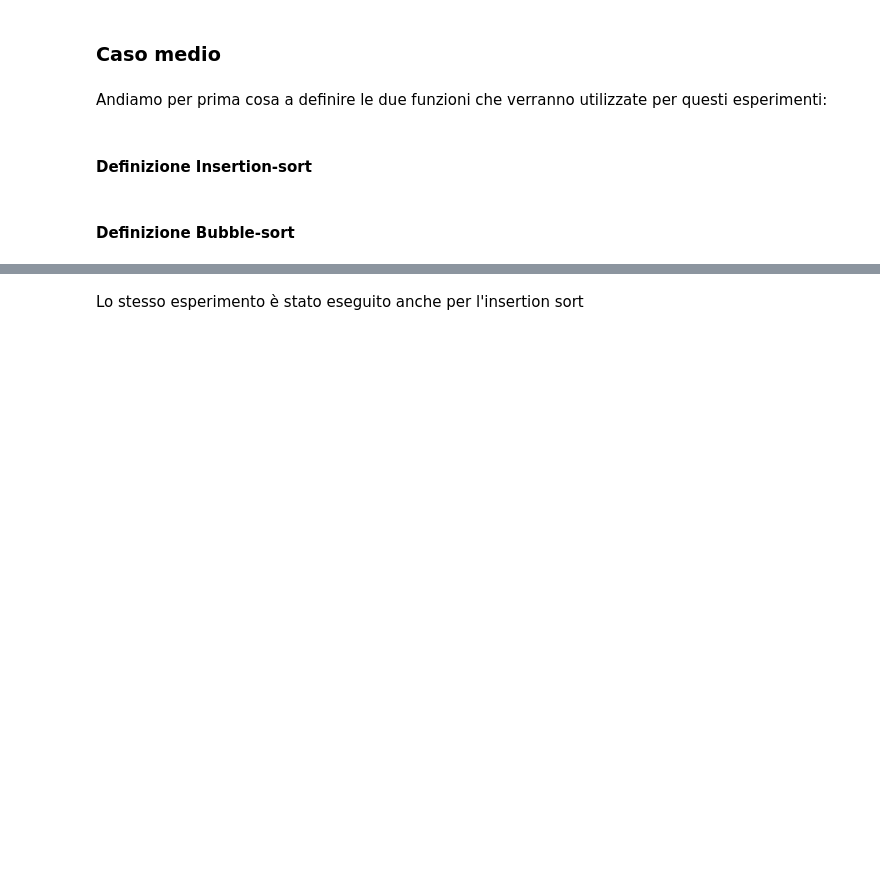
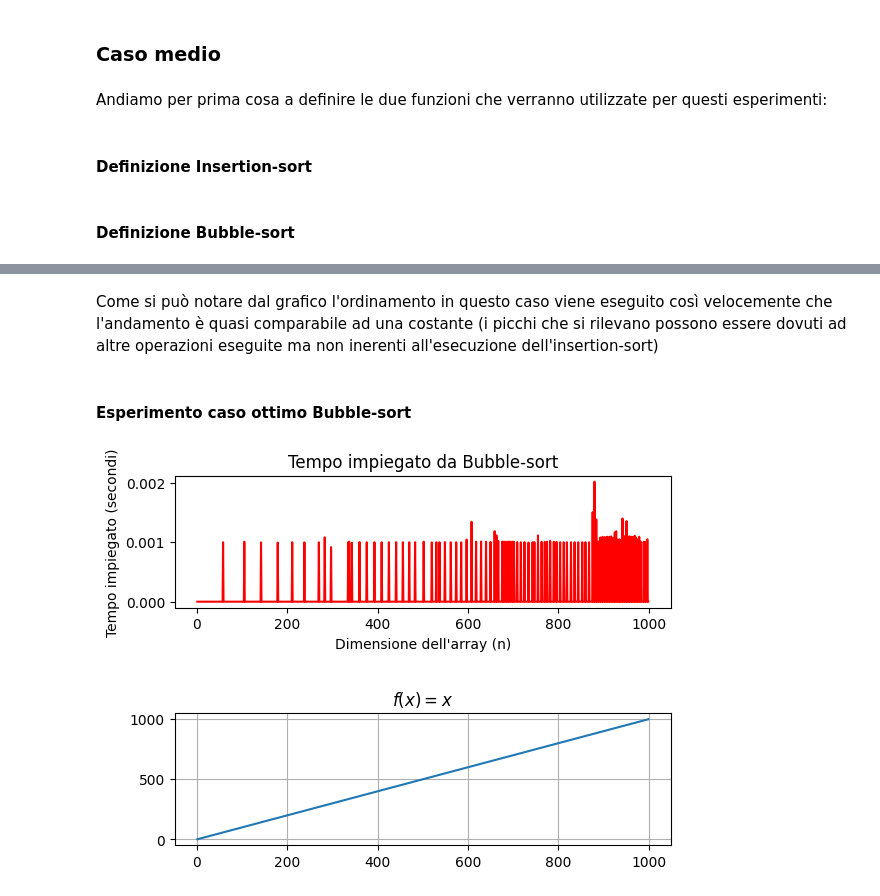
Before and after one commit to DonatiFed/Laboratorio-di-algoritmi, a Jupyter notebook: laboratorio algoritmi 1.ipynb, the cells around one changed output, grey strips where cells are left out. Drawn from its saved outputs; the diff is of its cells as text; code cells hidden in the pictures; blank space fills up the shorter version.

```diff
--- a/laboratorio algoritmi 1.ipynb
+++ b/laboratorio algoritmi 1.ipynb
@@ -197,2 +241,37 @@ plt.show()
-# %% [markdown]
-Lo stesso esperimento è stato eseguito anche per l'insertion sort
+# %% [markdown]
+Come si può notare dal grafico l'ordinamento in questo caso viene eseguito così velocemente che l'andamento è quasi comparabile ad una costante (i picchi che si rilevano possono essere dovuti ad altre operazioni eseguite ma non inerenti all'esecuzione dell'insertion-sort)
+# %% [markdown]
+#### Esperimento caso ottimo Bubble-sort
+# %%
+import numpy as np
+import matplotlib.pyplot as plt
+import time
+n_values = list(range(1, 1000))
+
+# Lista per memorizzare i tempi impiegati per ogni dimensione dell'array
+time_values = []
+
+# Si esegue il bubble-sort per ogni dimensione dell'array e misura il tempo
+for n in n_values:
+    arr = np.arange(n)   # Si genera un array ordinato di lunghezza n
+    start_time = time.time()  # Tempo di inizio
+    bubble_sort(arr)  # Si chiama la funzione bubble_sort definita sopra
+    end_time = time.time()  # Tempo di fine
+    elapsed_time = end_time - start_time  # Tempo trascorso
+    time_values.append(elapsed_time)
+
+# Grafico dei tempi di esecuzione in funzione della dimensione dell'array
+plt.subplot(2, 1, 1)
+plt.plot(n_values, time_values,linestyle='-',color='red')
+plt.title('Tempo impiegato da Bubble-sort')
+plt.xlabel('Dimensione dell\'array (n)')
+plt.ylabel('Tempo impiegato (secondi)')
+
+plt.subplot(2, 1, 2)
+plt.plot(n_values,np.array(n_values),linestyle='-')
+plt.title('$f(x) = x$')
+plt.grid(True)
+plt.subplots_adjust(hspace=0.8)
+plt.show()
+# %% [output]
+[figure, added]
```
Also changed, not shown: parts of 25 cells of this notebook, 2 other files.
